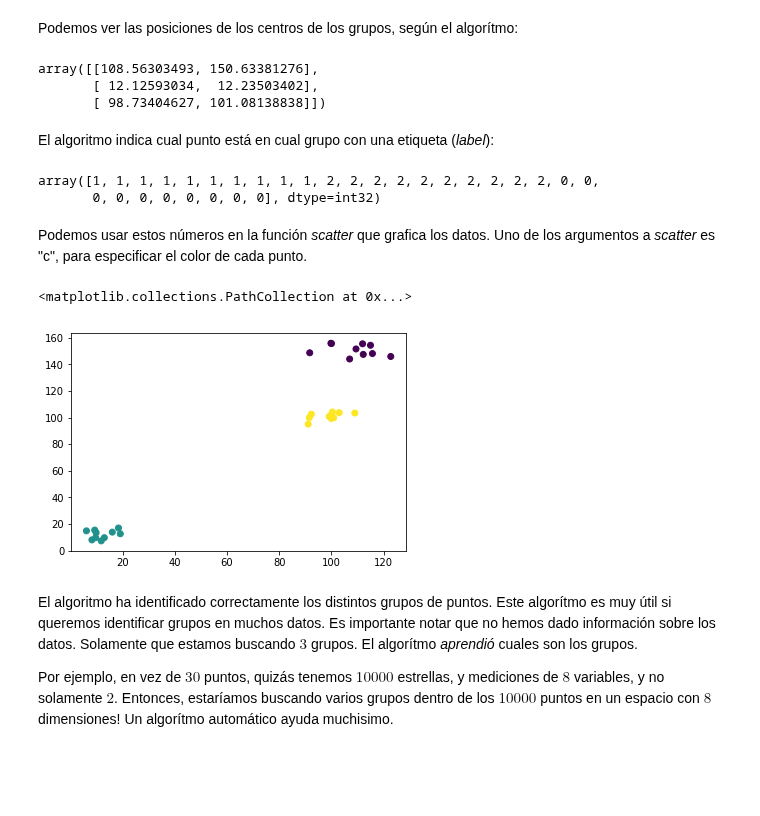
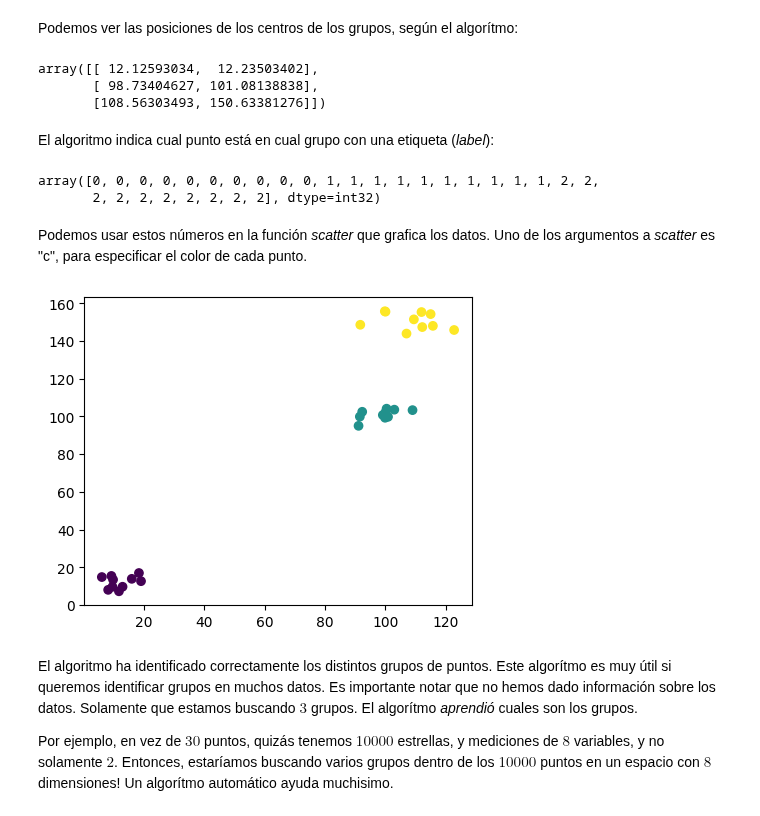
Before and after one commit to crisbh/intro_menciones_II, a Jupyter notebook: clase3/clase3.ipynb, the cells around one changed output. Drawn from its saved outputs; the diff is of its cells as text; code cells hidden in the pictures; blank space fills up the shorter version.

Commit message:
resized images of clase 3 via html format

```diff
--- a/clase3/clase3.ipynb
+++ b/clase3/clase3.ipynb
@@ -5,3 +1,11 @@ Populating the interactive namespace from numpy and matplotlib
+# %%
+from numpy import *
+from matplotlib.pyplot import *
+
+%matplotlib inline
+# Correct size for figures in slideshowß
+rcParams["figure.figsize"] = (5, 4)
+rcParams["figure.dpi"] = 100
 # %% [markdown]
 # Inteligencia Artificial y *Machine Learning*
 
@@ -203,5 +206,5 @@ Populating the interactive namespace from numpy and matplotlib
 # %%
-datos = load("clase3_imagenes/datos.npy")
+datos = np.load("clase3_imagenes/datos.npy")
 # %% [markdown]
 Importamos el módulo *scikit-learn* que contiene funciones que son implementaciones de muchos algorítmos de *machine learning*
 # %%
@@ -209,7 +212,7 @@ from sklearn.cluster import KMeans
 # %% [markdown]
 Ahora vamos a usar el método *k-means clustering*. Suponemos que hay $3$ grupos de puntos (*clusters*). La función **KMeans** crea un objeto que podemos usar con nuestros datos.
 # %%
-kmeans = KMeans(n_clusters=3)
+kmeans = KMeans(n_clusters=3, n_init=10)
 # %% [markdown]
 Aplicamos nuestro modelo de *k-means* a los datos que tenemos.
 # %%
@@ -223,23 +224,23 @@ Podemos ver las posiciones de los centros de los grupos, según el algorítmo:
 # %%
 kmeans.cluster_centers_
 # %% [output]
-array([[108.56303493, 150.63381276],
-       [ 12.12593034,  12.23503402],
-       [ 98.73404627, 101.08138838]])
+array([[ 12.12593034,  12.23503402],
+       [ 98.73404627, 101.08138838],
+       [108.56303493, 150.63381276]])
 # %% [markdown]
 El algoritmo indica cual punto está en cual grupo con una etiqueta (*label*):
 # %%
 kmeans.labels_
 # %% [output]
-array([1, 1, 1, 1, 1, 1, 1, 1, 1, 1, 2, 2, 2, 2, 2, 2, 2, 2, 2, 2, 0, 0,
-       0, 0, 0, 0, 0, 0, 0, 0], dtype=int32)
+array([0, 0, 0, 0, 0, 0, 0, 0, 0, 0, 1, 1, 1, 1, 1, 1, 1, 1, 1, 1, 2, 2,
+       2, 2, 2, 2, 2, 2, 2, 2], dtype=int32)
 # %% [markdown]
 Podemos usar estos números en la función *scatter* que grafica los datos. Uno de los argumentos a *scatter* es "c", para especificar el color de cada punto.
 # %%
 scatter(datos[:,0],datos[:,1], c=kmeans.labels_)
+show()
 # %% [output]
-<matplotlib.collections.PathCollection at 0x...>
-[figure, old version]
+[figure, new version]
 # %% [markdown]
 El algoritmo ha identificado correctamente los distintos grupos de puntos. Este algorítmo es muy útil si queremos identificar grupos en muchos datos. Es importante notar que no hemos dado información sobre los datos. Solamente que estamos buscando $3$ grupos. El algorítmo *aprendió* cuales son los grupos.
 
```
Also changed, not shown: parts of 34 cells of this notebook.
